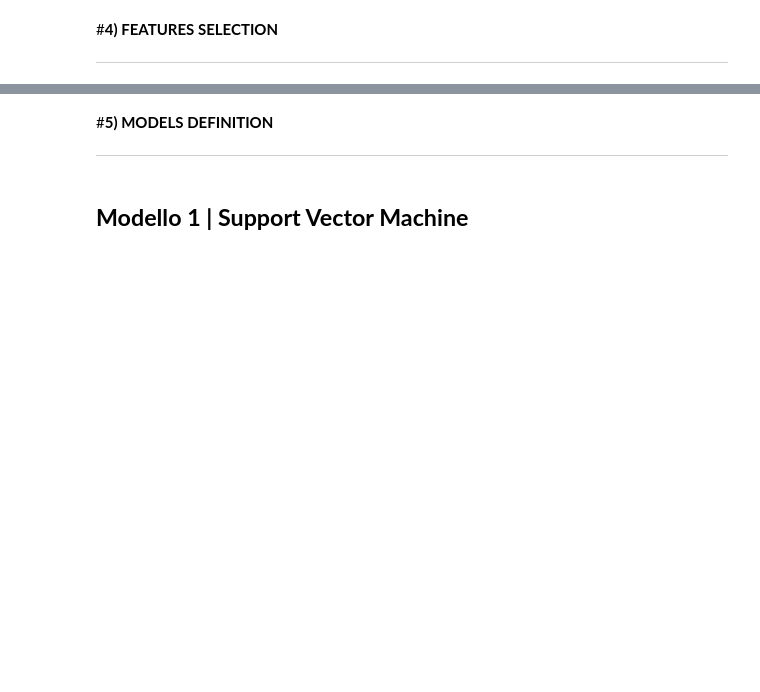
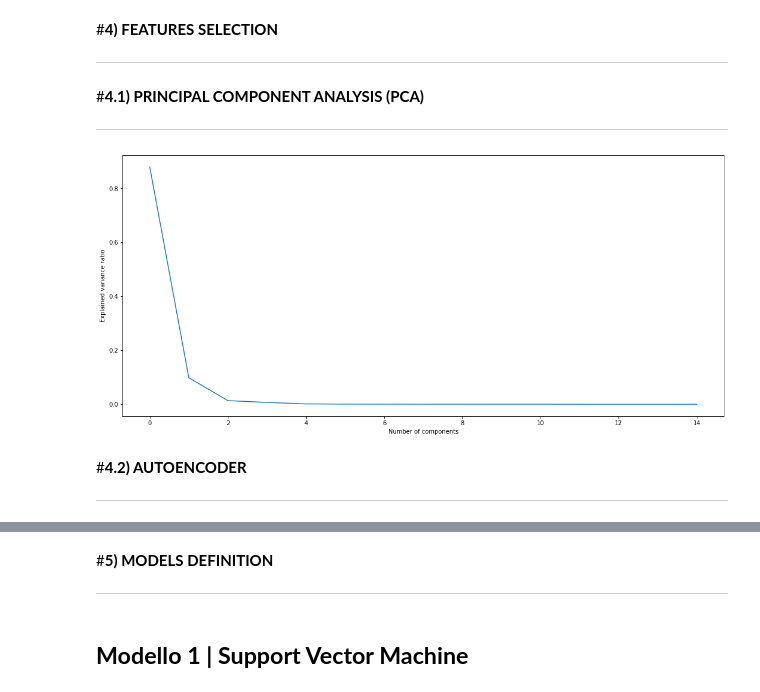
Before and after one commit to simonegramegna/Malicious_URL_detection, a Jupyter notebook: Malicious_URL_detection_COLAB.ipynb, the cells around one changed output, grey strips where cells are left out. Cells and saved outputs as stored; diff of their text form; code cells hidden in the pictures; blank space fills up the shorter version.

```diff
--- a/Malicious_URL_detection_COLAB.ipynb
+++ b/Malicious_URL_detection_COLAB.ipynb
@@ -628,3 +651,19 @@ X.ipAddress = X.ipAddress.replace({True: 1, False: 0})
 y = data[['type']]
 y.loc[y['type'] != 'benign', 'type'] = 1
 y.loc[y['type'] == 'benign', 'type'] = 0
+# %% [markdown]
+#**4.1) PRINCIPAL COMPONENT ANALYSIS (PCA)**
+
+---
+# %%
+# Create a PCA object and fit the data
+pca = PCA()
+pca.fit(X)
+
+# Plot the explained variance ratio for each component
+plt.plot(pca.explained_variance_ratio_)
+plt.xlabel('Number of components')
+plt.ylabel('Explained variance ratio')
+plt.show()
+# %% [output]
+[figure, added]
@@ -630,0 +674,4 @@ y.loc[y['type'] == 'benign', 'type'] = 0
+# %% [markdown]
+#**4.2) AUTOENCODER**
+
+---
```
Also changed, not shown: parts of 40 cells of this notebook, 1 other file.
